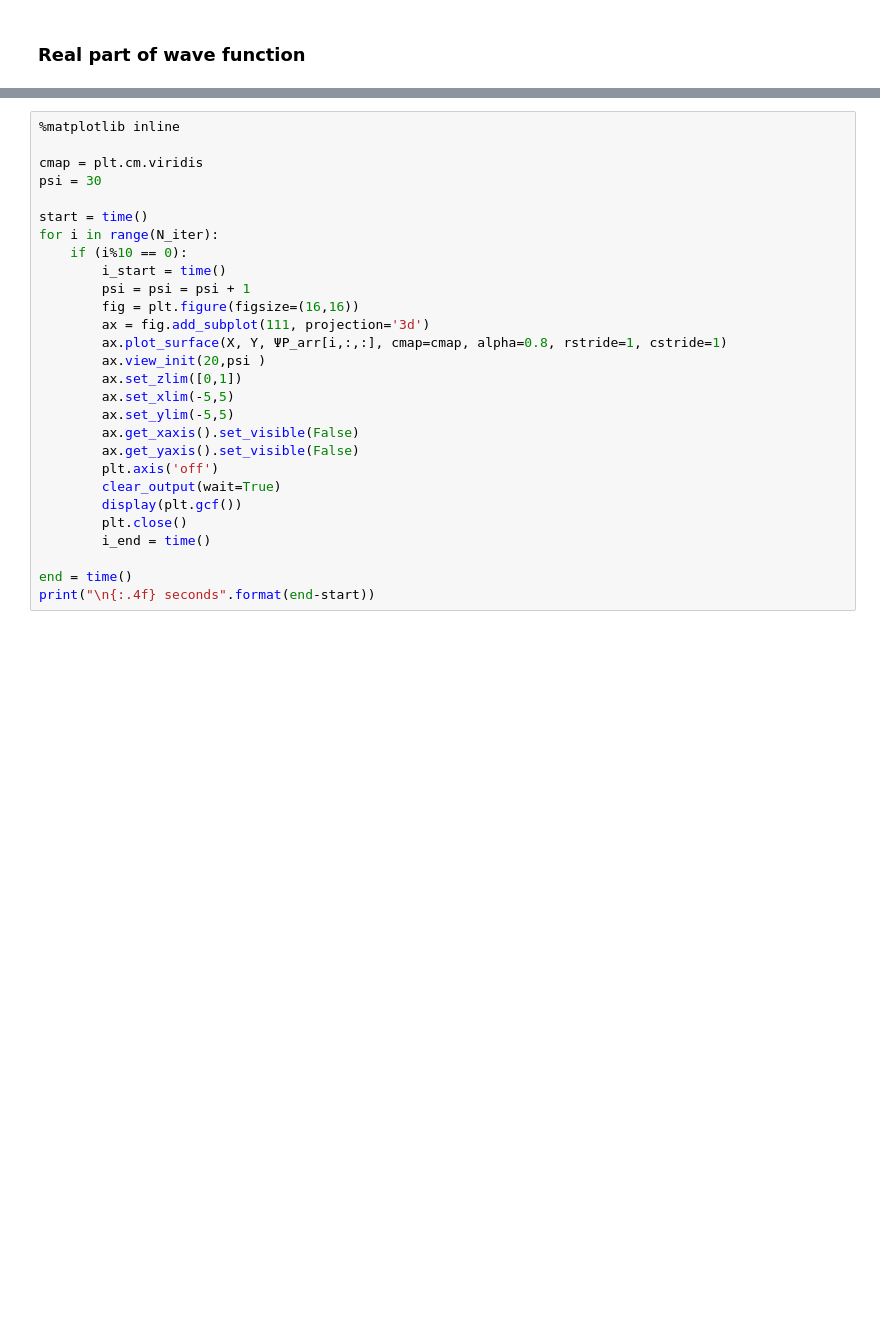
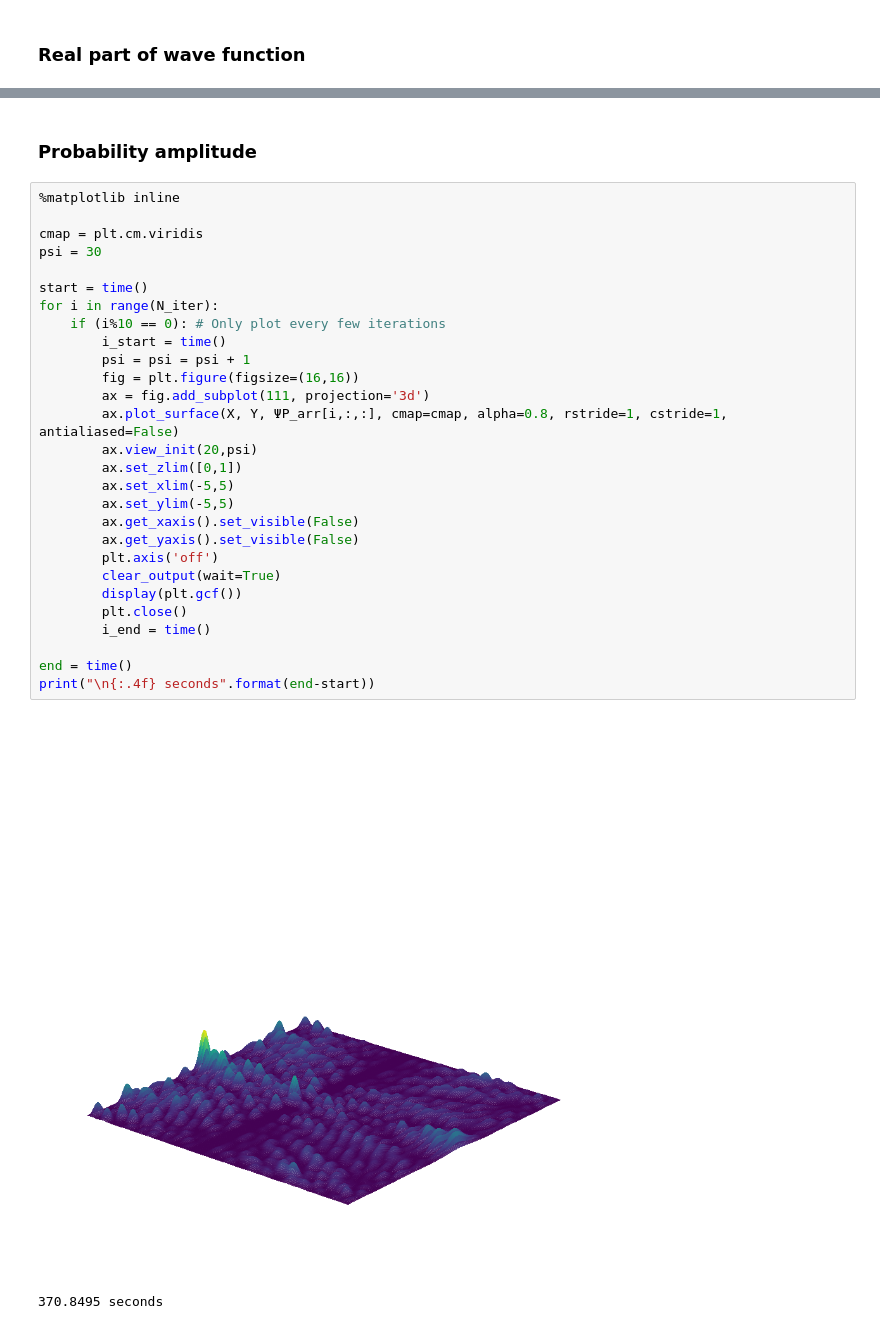
Before and after one commit to camlaedtke/Physics-Simulations, a Jupyter notebook: Schrodinger 2D.ipynb, the cells around one changed output, grey strips where cells are left out. Saved outputs shown, nothing was run; the diff lists cells and outputs as text; blank space fills up the shorter version.

```diff
--- a/Schrodinger 2D.ipynb
+++ b/Schrodinger 2D.ipynb
@@ -462,28 +468,33 @@ for i in range(N_iter):
+# %% [markdown]
+### Probability amplitude
 # %%
 %matplotlib inline
 
 cmap = plt.cm.viridis
 psi = 30
 
 start = time()
 for i in range(N_iter):
-    if (i%10 == 0):
+    if (i%10 == 0): # Only plot every few iterations
         i_start = time()
         psi = psi = psi + 1
         fig = plt.figure(figsize=(16,16))
         ax = fig.add_subplot(111, projection='3d')
-        ax.plot_surface(X, Y, ΨP_arr[i,:,:], cmap=cmap, alpha=0.8, rstride=1, cstride=1)
-        ax.view_init(20,psi )
+        ax.plot_surface(X, Y, ΨP_arr[i,:,:], cmap=cmap, alpha=0.8, rstride=1, cstride=1, antialiased=False)
+        ax.view_init(20,psi)
         ax.set_zlim([0,1])
         ax.set_xlim(-5,5)
         ax.set_ylim(-5,5)
         ax.get_xaxis().set_visible(False)
         ax.get_yaxis().set_visible(False)
         plt.axis('off')
         clear_output(wait=True)
         display(plt.gcf())
         plt.close()
         i_end = time()
 
 end = time()
 print("\n{:.4f} seconds".format(end-start))
+# %% [output]
+[figure, added]
+370.8495 seconds
```
Also changed, not shown: parts of 17 cells of this notebook.
